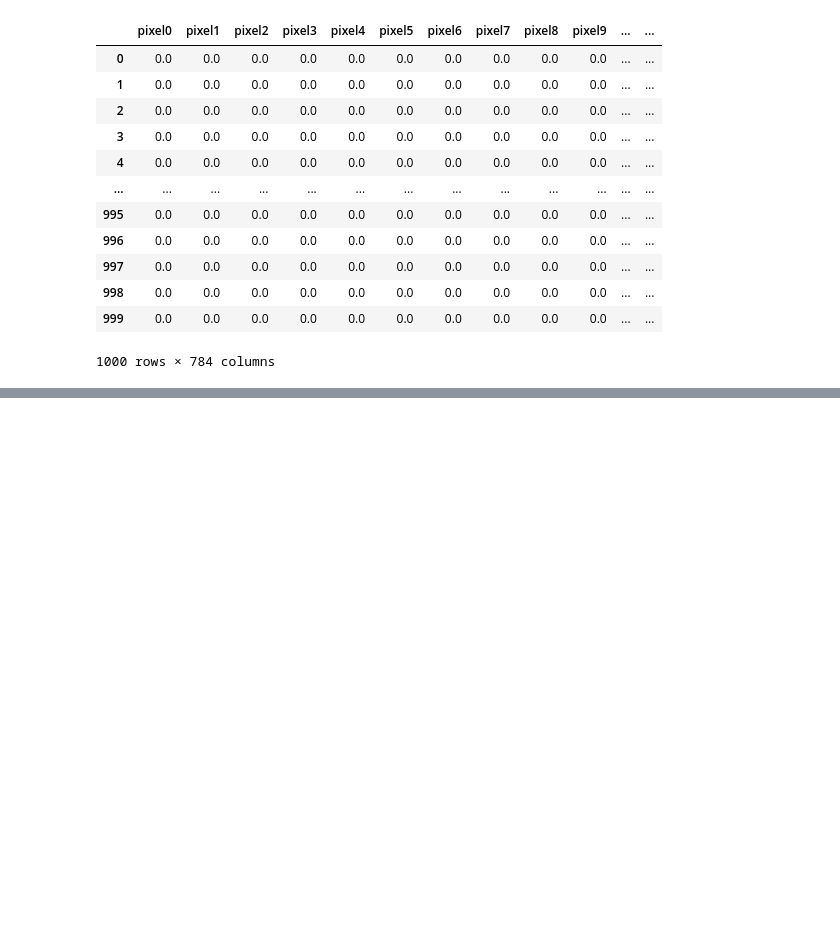
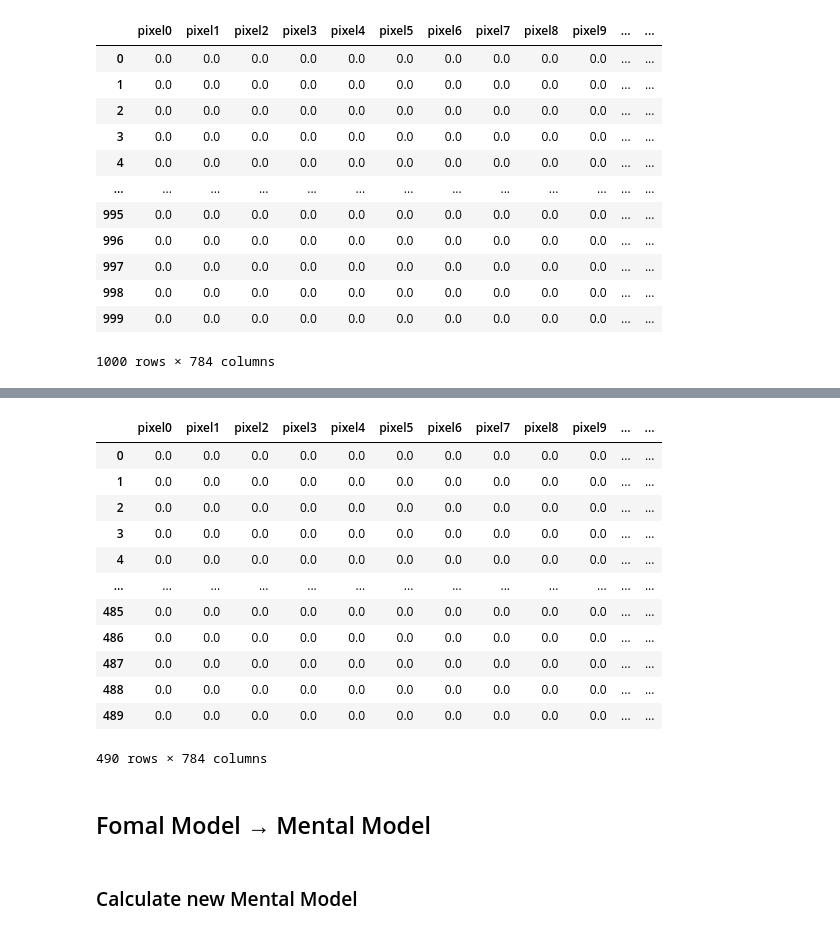
Before and after one commit to radiukpavlo/transition-matrix-ml, a Jupyter notebook: projects/mnist_transion-matrix-ml.ipynb, the cells around one changed output, grey strips where cells are left out. Cells and saved outputs as stored; diff of their text form; code cells hidden in the pictures; blank space fills up the shorter version.

```diff
--- a/projects/mnist_transion-matrix-ml.ipynb
+++ b/projects/mnist_transion-matrix-ml.ipynb
@@ -94,0 +284,20 @@ matrix_B_final
+# %%
+transition_matrix_T
+# %% [output]
+|  | pixel0 | pixel1 | pixel2 | pixel3 | pixel4 | pixel5 | pixel6 | pixel7 | pixel8 | pixel9 | ... | ... |
+| 0 | 0.0 | 0.0 | 0.0 | 0.0 | 0.0 | 0.0 | 0.0 | 0.0 | 0.0 | 0.0 | ... | ... |
+| 1 | 0.0 | 0.0 | 0.0 | 0.0 | 0.0 | 0.0 | 0.0 | 0.0 | 0.0 | 0.0 | ... | ... |
+| 2 | 0.0 | 0.0 | 0.0 | 0.0 | 0.0 | 0.0 | 0.0 | 0.0 | 0.0 | 0.0 | ... | ... |
+| 3 | 0.0 | 0.0 | 0.0 | 0.0 | 0.0 | 0.0 | 0.0 | 0.0 | 0.0 | 0.0 | ... | ... |
+| 4 | 0.0 | 0.0 | 0.0 | 0.0 | 0.0 | 0.0 | 0.0 | 0.0 | 0.0 | 0.0 | ... | ... |
+| ... | ... | ... | ... | ... | ... | ... | ... | ... | ... | ... | ... | ... |
+| 485 | 0.0 | 0.0 | 0.0 | 0.0 | 0.0 | 0.0 | 0.0 | 0.0 | 0.0 | 0.0 | ... | ... |
+| 486 | 0.0 | 0.0 | 0.0 | 0.0 | 0.0 | 0.0 | 0.0 | 0.0 | 0.0 | 0.0 | ... | ... |
+| 487 | 0.0 | 0.0 | 0.0 | 0.0 | 0.0 | 0.0 | 0.0 | 0.0 | 0.0 | 0.0 | ... | ... |
+| 488 | 0.0 | 0.0 | 0.0 | 0.0 | 0.0 | 0.0 | 0.0 | 0.0 | 0.0 | 0.0 | ... | ... |
+| 489 | 0.0 | 0.0 | 0.0 | 0.0 | 0.0 | 0.0 | 0.0 | 0.0 | 0.0 | 0.0 | ... | ... |
+490 rows × 784 columns
+# %% [markdown]
+## Fomal Model → Mental Model
+# %% [markdown]
+### Calculate new Mental Model
```
Also changed, not shown: parts of 28 cells of this notebook.
